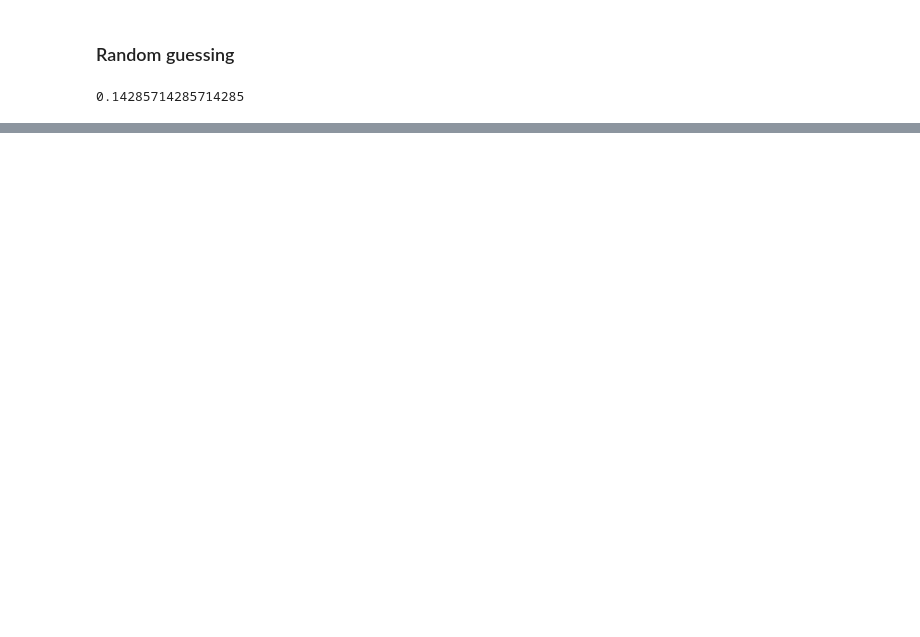
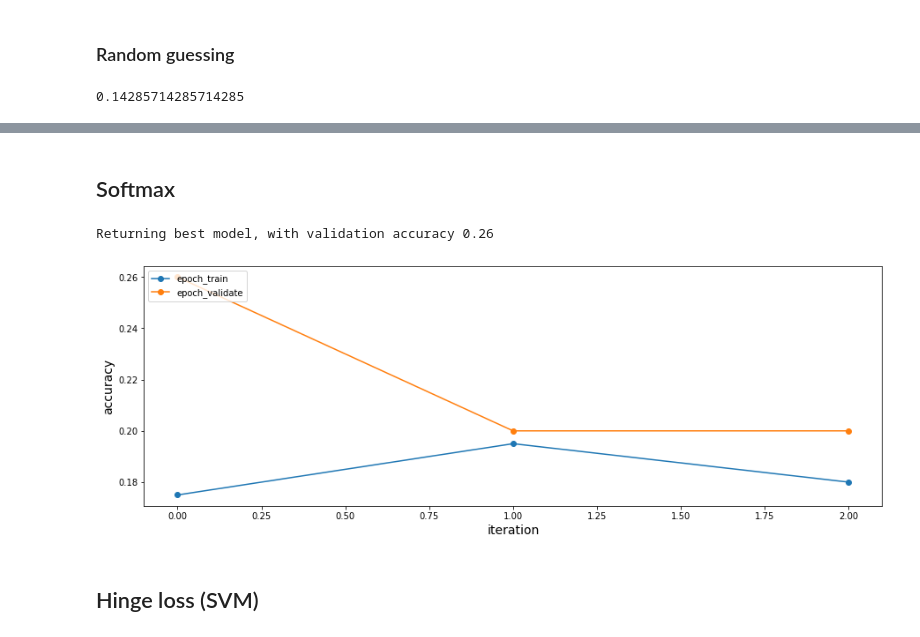
Before and after one commit to etrieschman/tree-finder, a Jupyter notebook: notebooks/preprocess_images.ipynb, the cells around one changed output, grey strips where cells are left out. Cells and saved outputs as stored; diff of their text form; code cells hidden in the pictures; blank space fills up the shorter version.

```diff
--- a/notebooks/preprocess_images.ipynb
+++ b/notebooks/preprocess_images.ipynb
@@ -161,3 +181,20 @@ NUM_CLASSES = 7
+# %%
+# define small loader for testing
+small_data_train_size = 200
+small_data_validate_size = 50
+small_batch_size = 20
+small_loaders = {}
+small_loaders['train'] = DataLoader(treeds, batch_size=small_batch_size,
+                           sampler=sampler.SubsetRandomSampler(np.random.randint(0, len(treeds), small_data_train_size)))
+small_loaders['validate'] = DataLoader(treeds, batch_size=small_batch_size,
+                           sampler=sampler.SubsetRandomSampler(np.random.randint(0, len(treeds), small_data_validate_size)))
+small_ds_sizes = {'train':small_data_train_size, 'validate':small_data_validate_size}
+
+# define loader to be used below
+loaders = small_loaders
+sizes = small_ds_sizes
+# loaders = dataloaders
+# sizes = ds_sizes
 # %% [markdown]
 ### Random guessing
 # %%
@@ -271,0 +205,21 @@ Got 40 / 247 correct (16.19)
+# %% [markdown]
+## Softmax
+# %%
+# define the model, optimizer, and scheduler (for lr decay)
+model_sm = nn.Sequential(
+    Flatten(),
+    nn.Linear(IMAGE_DIM*IMAGE_DIM*3, len(class_names)),
+    nn.Softmax(dim=1)
+    ).to(device)
+optimizer_sm = optim.Adam(model_sm.parameters(), lr=0.001, betas=(0.9, 0.99))
+schedlr_sm = lr_scheduler.StepLR(optimizer_sm, step_size=2, gamma=0.1) # lr decay
+criterion_sm = nn.NLLLoss()
+# %%
+acc_history_sm = train_model(model_sm, criterion_sm, optimizer_sm, schedlr_sm,
+                             loaders, sizes, device, 3)
+plot_accs({key: acc_history_sm[key] for key in ['epoch_train', 'epoch_validate']})
+# %% [output]
+Returning best model, with validation accuracy 0.26
+[figure, added]
+# %% [markdown]
+## Hinge loss (SVM)
```
Also changed, not shown: parts of 40 cells of this notebook, 5 other files.
